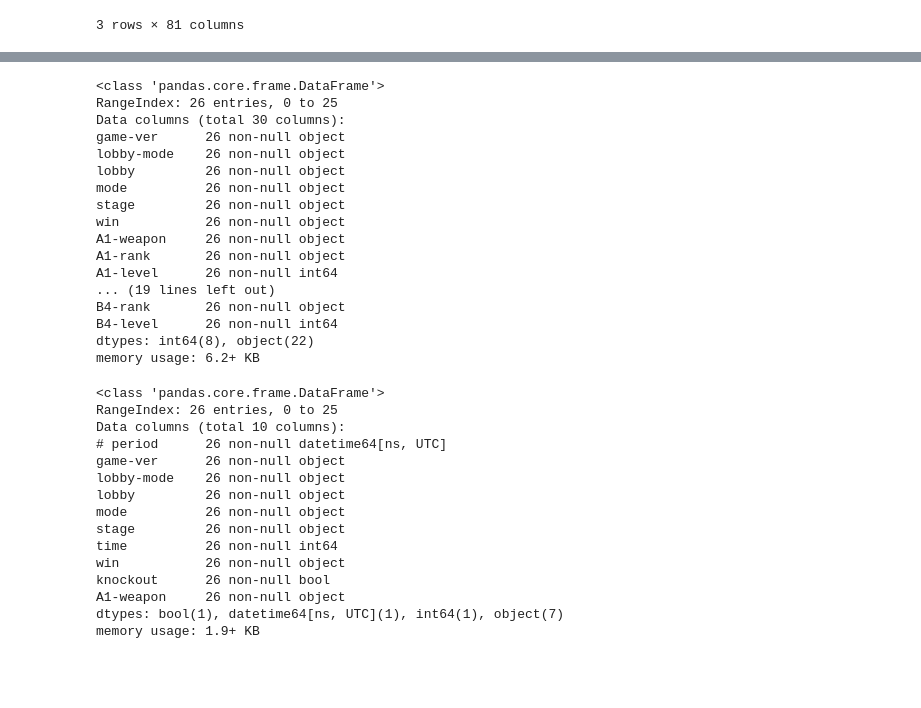
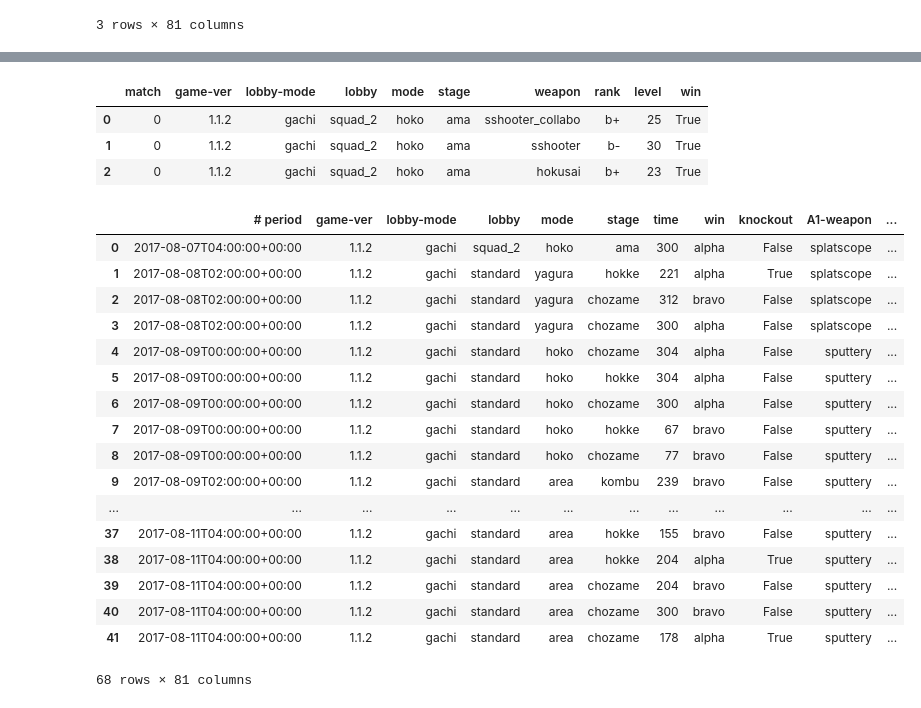
Before and after one commit to Rokushou/Splatoon-2-Meta-Modeling, a Jupyter notebook: Processing and Cleaning.ipynb, the cells around one changed output, grey strips where cells are left out. Drawn from its saved outputs; the diff is of its cells as text; code cells hidden in the pictures; blank space fills up the shorter version.

```diff
--- a/Processing and Cleaning.ipynb
+++ b/Processing and Cleaning.ipynb
@@ -96,9 +96,9 @@ twi_pnk = '#ED438D' #Brilliant raspberry
 I have a directory of csvs from stat.ink which contains player submitted match data. I want to process them into one cleaned database. Leveraging the power of Koalas, I can use a Spark backend with a Pandas-like interface. I will first clean one csv to devolop a pipeline.
 # %%
 # Gather list of raw data filenames
-rawlst = !ls data/raw
+raw_lst = !ls data/raw
 # Load one to EDA
-df = pd.read_csv('data/raw/'+rawlst[0])
+df = pd.read_csv('data/raw/' + raw_lst[0])
 df.head(3)
 # %% [output]
 |  | # period | game-ver | lobby-mode | lobby | mode | stage | time | win | knockout | A1-weapon | ... |
@@ -129,20 +205,36 @@ df.drop(drop_lst, axis=1, inplace=True)
+# %%
+df2 = splatoon_explode(df)
+df2.head(3)
+# %% [output]
+|  | match | game-ver | lobby-mode | lobby | mode | stage | weapon | rank | level | win |
+| 0 | 0 | 1.1.2 | gachi | squad_2 | hoko | ama | sshooter_collabo | b+ | 25 | True |
+| 1 | 0 | 1.1.2 | gachi | squad_2 | hoko | ama | sshooter | b- | 30 | True |
+| 2 | 0 | 1.1.2 | gachi | squad_2 | hoko | ama | hokusai | b+ | 23 | True |
+# %%
+files = raw_lst[:2]
+path = 'data/raw/'
+
+df = pd.read_csv(path+files[0])
+for file in files[1:]:
+    df = pd.concat([df, pd.read_csv(path+file)])
 # %%
-df.info()
+df
 # %% [output]
+|  | # period | game-ver | lobby-mode | lobby | mode | stage | time | win | knockout | A1-weapon | ... |
+| 0 | 2017-08-07T04:00:00+00:00 | 1.1.2 | gachi | squad_2 | hoko | ama | 300 | alpha | False | splatscope | ... |
+| 1 | 2017-08-08T02:00:00+00:00 | 1.1.2 | gachi | standard | yagura | hokke | 221 | alpha | True | splatscope | ... |
+| 2 | 2017-08-08T02:00:00+00:00 | 1.1.2 | gachi | standard | yagura | chozame | 312 | bravo | False | splatscope | ... |
+| 3 | 2017-08-08T02:00:00+00:00 | 1.1.2 | gachi | standard | yagura | chozame | 300 | alpha | False | splatscope | ... |
+| 4 | 2017-08-09T00:00:00+00:00 | 1.1.2 | gachi | standard | hoko | chozame | 304 | alpha | False | sputtery | ... |
+| 5 | 2017-08-09T00:00:00+00:00 | 1.1.2 | gachi | standard | hoko | hokke | 304 | alpha | False | sputtery | ... |
+| 6 | 2017-08-09T00:00:00+00:00 | 1.1.2 | gachi | standard | hoko | chozame | 300 | alpha | False | sputtery | ... |
+| 7 | 2017-08-09T00:00:00+00:00 | 1.1.2 | gachi | standard | hoko | hokke | 67 | bravo | False | sputtery | ... |
+| 8 | 2017-08-09T00:00:00+00:00 | 1.1.2 | gachi | standard | hoko | chozame | 77 | bravo | False | sputtery | ... |
+| 9 | 2017-08-09T02:00:00+00:00 | 1.1.2 | gachi | standard | area | kombu | 239 | bravo | False | sputtery | ... |
+| ... | ... | ... | ... | ... | ... | ... | ... | ... | ... | ... | ... |
+| 37 | 2017-08-11T04:00:00+00:00 | 1.1.2 | gachi | standard | area | hokke | 155 | bravo | False | sputtery | ... |
+| 38 | 2017-08-11T04:00:00+00:00 | 1.1.2 | gachi | standard | area | hokke | 204 | alpha | True | sputtery | ... |
+| 39 | 2017-08-11T04:00:00+00:00 | 1.1.2 | gachi | standard | area | chozame | 204 | bravo | False | sputtery | ... |
+| 40 | 2017-08-11T04:00:00+00:00 | 1.1.2 | gachi | standard | area | chozame | 300 | bravo | False | sputtery | ... |
+| 41 | 2017-08-11T04:00:00+00:00 | 1.1.2 | gachi | standard | area | chozame | 178 | alpha | True | sputtery | ... |
-<class 'pandas.core.frame.DataFrame'>
-RangeIndex: 26 entries, 0 to 25
-Data columns (total 30 columns):
-game-ver      26 non-null object
-lobby-mode    26 non-null object
-lobby         26 non-null object
-mode          26 non-null object
-stage         26 non-null object
-win           26 non-null object
-A1-weapon     26 non-null object
-A1-rank       26 non-null object
-A1-level      26 non-null int64
-... (19 lines left out)
-B4-rank       26 non-null object
-B4-level      26 non-null int64
-dtypes: int64(8), object(22)
-memory usage: 6.2+ KB
+68 rows × 81 columns
@@ -151,18 +240,0 @@ df['# period'] = pd.to_datetime(df['# period'])
-# %%
-df.iloc[:, 0:10].info()
-# %% [output]
-<class 'pandas.core.frame.DataFrame'>
-RangeIndex: 26 entries, 0 to 25
-Data columns (total 10 columns):
-# period      26 non-null datetime64[ns, UTC]
-game-ver      26 non-null object
-lobby-mode    26 non-null object
-lobby         26 non-null object
-mode          26 non-null object
-stage         26 non-null object
-time          26 non-null int64
-win           26 non-null object
-knockout      26 non-null bool
-A1-weapon     26 non-null object
-dtypes: bool(1), datetime64[ns, UTC](1), int64(1), object(7)
-memory usage: 1.9+ KB
```
Also changed, not shown: parts of 8 cells of this notebook.
